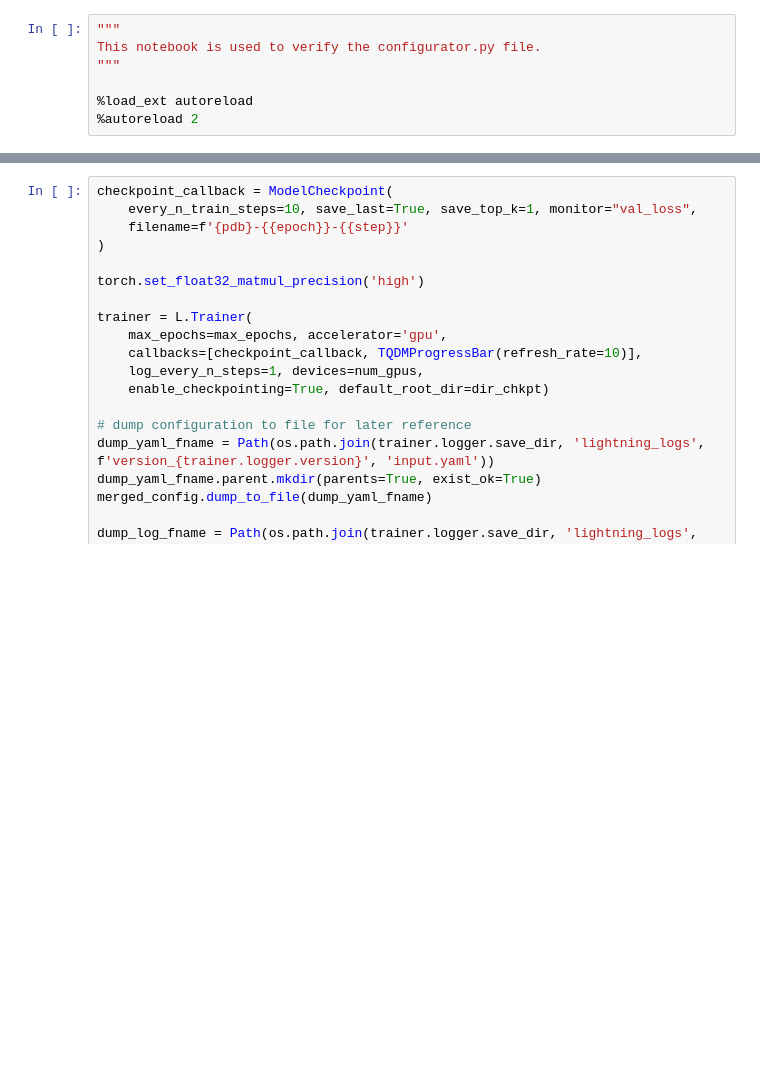
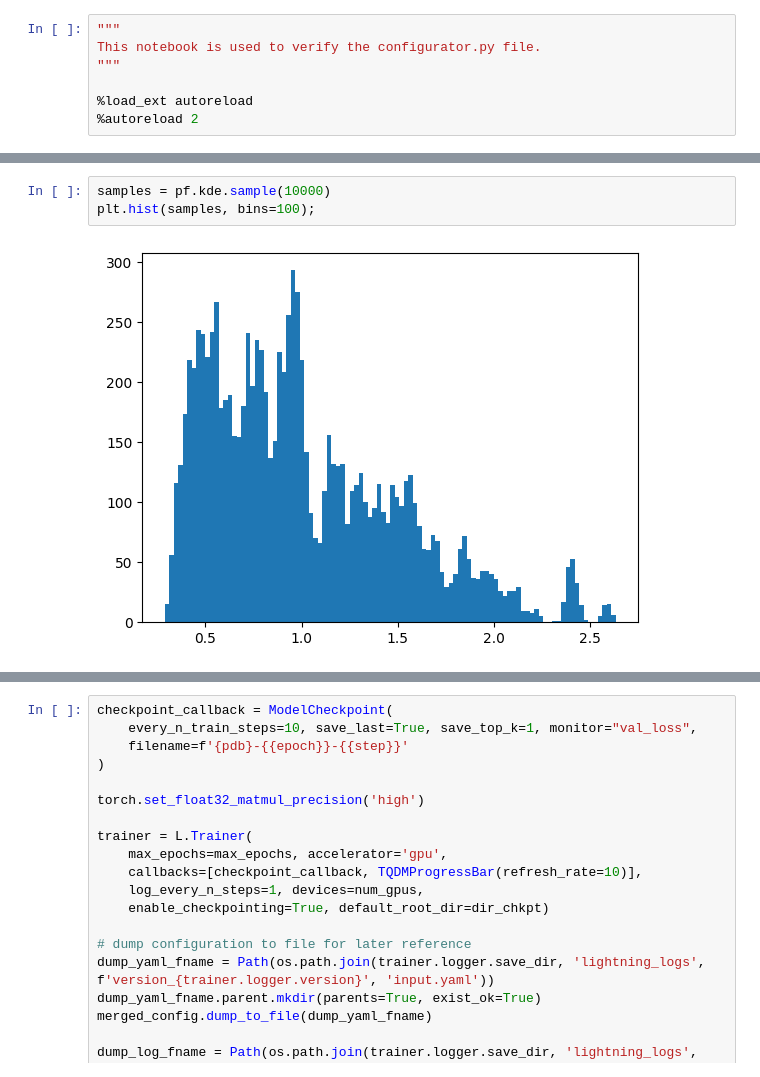
Before and after one commit to zhantaochen/neurorient, a Jupyter notebook: verify_configurator.ipynb, the cells around one changed output, grey strips where cells are left out. Cells and saved outputs as stored; diff of their text form; blank space fills up the shorter version.

```diff
--- a/verify_configurator.ipynb
+++ b/verify_configurator.ipynb
@@ -150,0 +172,5 @@ dataloader_validate = torch.utils.data.DataLoader( dataset_validate,
+# %%
+samples = pf.kde.sample(10000)
+plt.hist(samples, bins=100);
+# %% [output]
+[figure, added]
```
Also changed, not shown: parts of 9 cells of this notebook, 6 other files.
